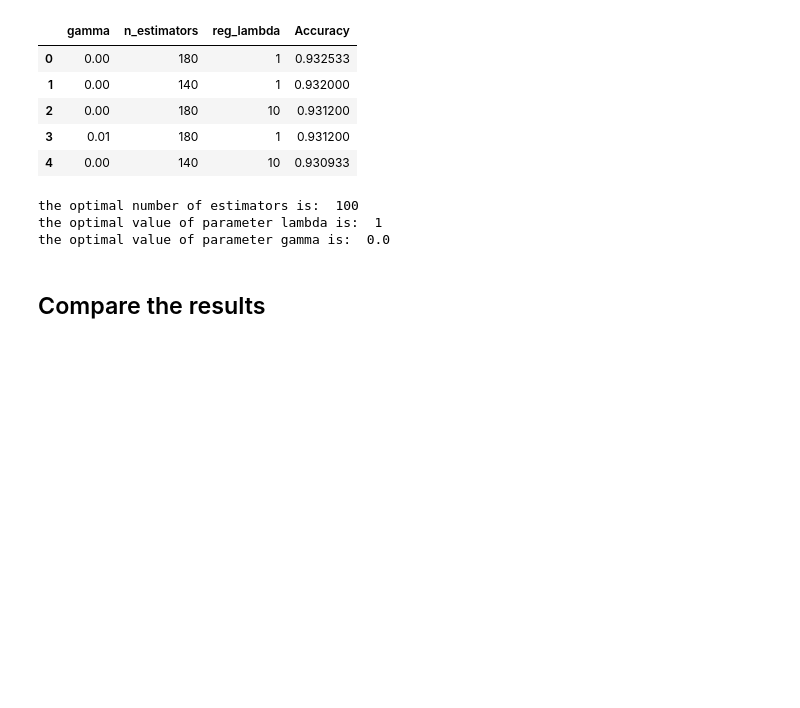
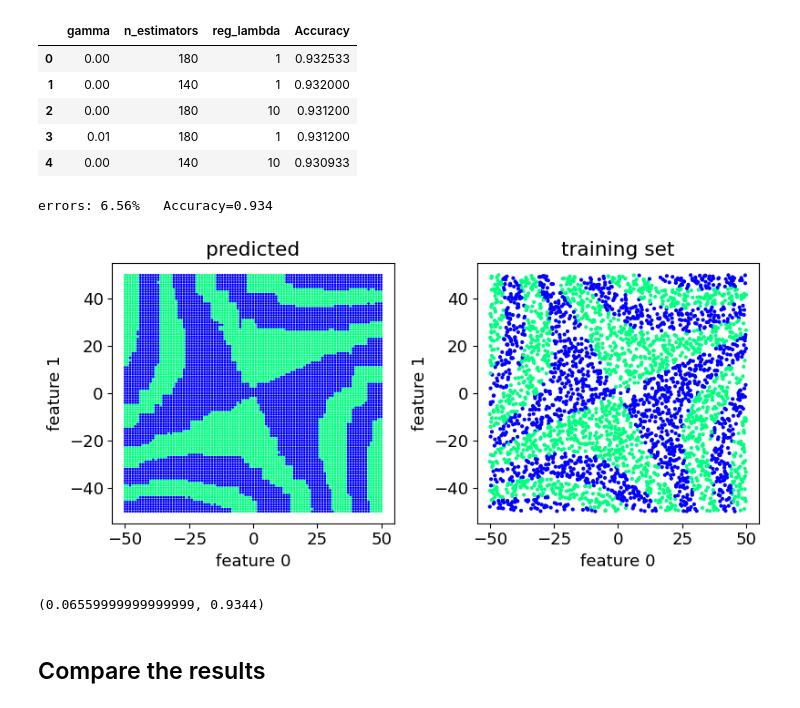
Before and after one commit to FrancescoLR02/LCP-Mod-B-Exercises, a Jupyter notebook: ex4_XGB/xgb_class_25.ipynb, the cells around one changed output. Drawn from its saved outputs; the diff is of its cells as text; code cells hidden in the pictures; blank space fills up the shorter version.

```diff
--- a/ex4_XGB/xgb_class_25.ipynb
+++ b/ex4_XGB/xgb_class_25.ipynb
@@ -89,7 +89,7 @@ def classify(clf=GradientBoostingClassifier(),show=False, ffnn=False, title=None
         errors=(1-clf.evaluate(x_test, y_test)[-1])
         accuracy=clf.evaluate(x_test, y_test)[-1]
     else:
-        errors=100*(1-clf.score(x_test, y_test))
+        errors=(1-clf.score(x_test, y_test))
         accuracy=clf.score(x_test, y_test)
 
     if show: print("errors: {:.2f}%   Accuracy={:.3f}".format(100*errors,accuracy))
@@ -665,7 +665,10 @@ estimator = XGBClassifier( seed=1, objective= 'binary:logistic', importance_type
 # define the grid search parameters
 parameters = {'reg_lambda': [1, 10,50],
               'gamma': [0,0.01,0.1,0.2,0.5],
-              'n_estimators': range(60, 220, 40)  }
+              'n_estimators': range(60, 220, 40)
+              # 'max_depth' :
+              # 'learning_rate' :
+             }
 
 # actual gridsearch
 grid_search = GridSearchCV(estimator=estimator, param_grid=parameters, scoring = 'accuracy', n_jobs = -1,cv = 10,verbose=0)
@@ -683,14 +686,24 @@ results_xgb.head()
 | 2 | 0.00 | 180 | 10 | 0.931200 |
 | 3 | 0.01 | 180 | 1 | 0.931200 |
 | 4 | 0.00 | 140 | 10 | 0.930933 |
-# %%
-print('the optimal number of estimators is: ',results_xgb['n_estimators'][0])
-print('the optimal value of parameter lambda is: ',results_xgb['reg_lambda'][0])
-print('the optimal value of parameter gamma is: ',results_xgb['gamma'][0])
-# %% [output]
-the optimal number of estimators is:  100
-the optimal value of parameter lambda is:  1
-the optimal value of parameter gamma is:  0.0
+# %%
+n_est_xgboost = results_xgb['n_estimators'][0]
+lambda_xgboost = results_xgb['reg_lambda'][0]
+gamma_xgboost = results_xgb['gamma'][0]
+
+model_xgboost = XGBClassifier(seed=1,objective='binary:logistic',importance_type="gain",
+                          reg_lambda=lambda_xgboost,
+                          gamma = gamma_xgboost,
+                          n_estimators=n_est_xgboost,
+                          #max_depth = max_depth_xgboost,
+                          #learning_rate= lr_xgboost,
+                          n_jobs = -1 )
+
+classify(model_xgboost,show=True,x_train = x_train, y_train = y_train, x_test = x_test, y_test = y_test)
+# %% [output]
+errors: 6.56%   Accuracy=0.934
+[figure, added]
+(0.06559999999999999, 0.9344)
 # %% [markdown]
 ## Compare the results
 # %%
```
